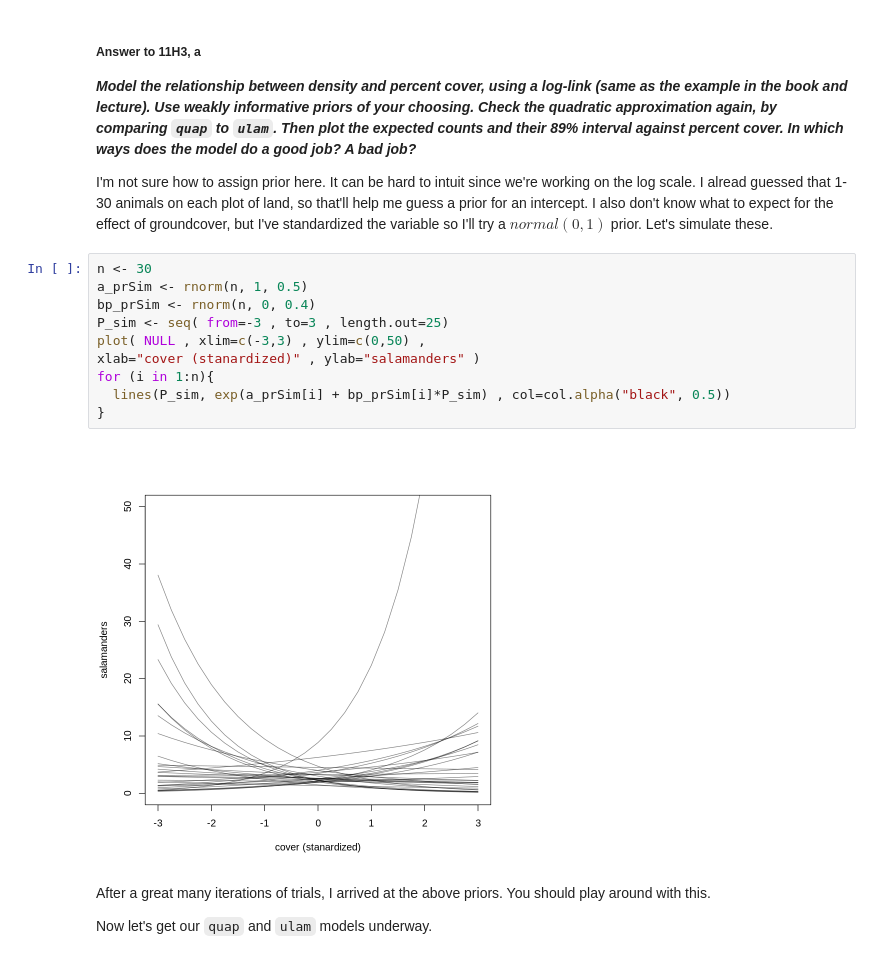
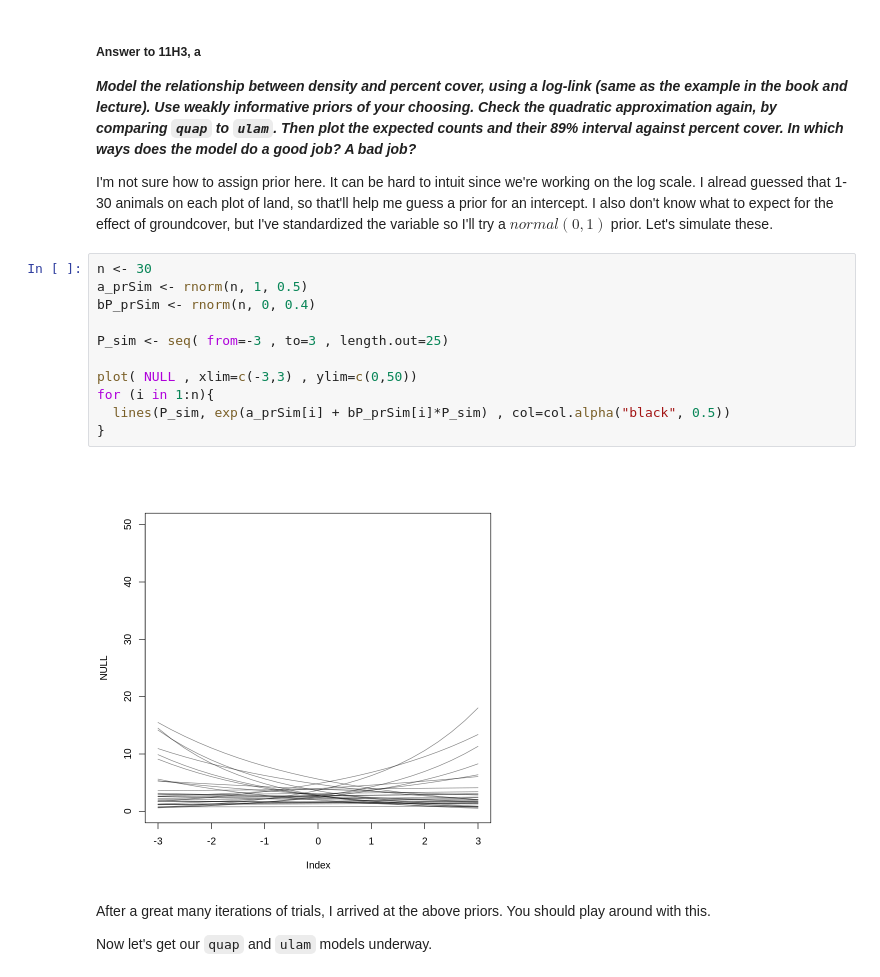
Before and after one commit to nicklausmillican/StatisticalRethinkingIISolutions, a Jupyter notebook: StatisticalRethinkingSolutions2_Ch11.ipynb, the cells around one changed output. Cells and saved outputs as stored; diff of their text form.

```diff
--- a/StatisticalRethinkingSolutions2_Ch11.ipynb
+++ b/StatisticalRethinkingSolutions2_Ch11.ipynb
@@ -1059,15 +1059,16 @@ I'm not sure how to assign prior here.  It can be hard to intuit since we're wor
 # %%
 n <- 30
 a_prSim <- rnorm(n, 1, 0.5)
-bp_prSim <- rnorm(n, 0, 0.4)
+bP_prSim <- rnorm(n, 0, 0.4)
+
 P_sim <- seq( from=-3 , to=3 , length.out=25)
-plot( NULL , xlim=c(-3,3) , ylim=c(0,50) ,
-xlab="cover (stanardized)" , ylab="salamanders" )
+
+plot( NULL , xlim=c(-3,3) , ylim=c(0,50))
 for (i in 1:n){
-  lines(P_sim, exp(a_prSim[i] + bp_prSim[i]*P_sim) , col=col.alpha("black", 0.5))
+  lines(P_sim, exp(a_prSim[i] + bP_prSim[i]*P_sim) , col=col.alpha("black", 0.5))
 }
 # %% [output]
-[figure, old version]
+[figure, new version]
 # %% [markdown]
 After a great many iterations of trials, I arrived at the above priors.  You should play around with this.
 
```
Also changed, not shown: parts of 6 cells of this notebook.
